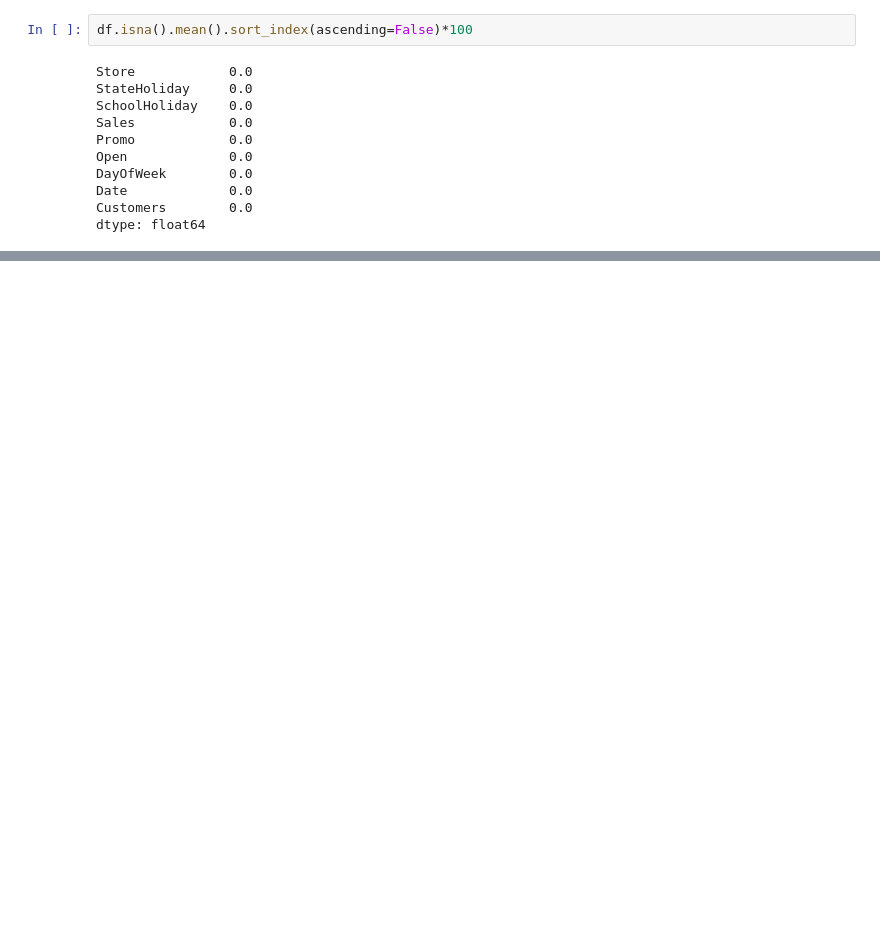
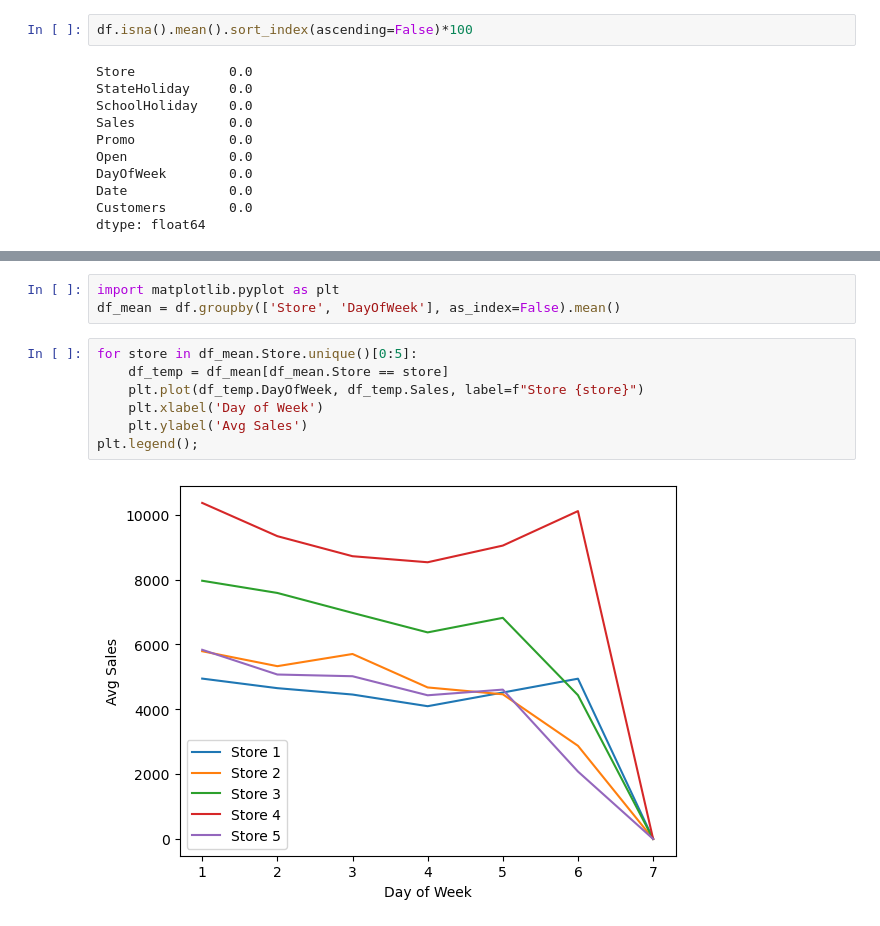
Before and after one commit to omid-sar/Interview-Preparation, a Jupyter notebook: data_manipulation/test.ipynb, the cells around one changed output, grey strips where cells are left out. Saved outputs shown, nothing was run; the diff lists cells and outputs as text; blank space fills up the shorter version.

```diff
--- a/data_manipulation/test.ipynb
+++ b/data_manipulation/test.ipynb
@@ -910,0 +1015,12 @@ array(['0', 'a', 'b', 'c', 0], dtype=object)
+# %%
+import matplotlib.pyplot as plt
+df_mean = df.groupby(['Store', 'DayOfWeek'], as_index=False).mean()
+# %%
+for store in df_mean.Store.unique()[0:5]:
+    df_temp = df_mean[df_mean.Store == store]
+    plt.plot(df_temp.DayOfWeek, df_temp.Sales, label=f"Store {store}")
+    plt.xlabel('Day of Week')
+    plt.ylabel('Avg Sales')
+plt.legend();
+# %% [output]
+[figure, added]
```
Also changed, not shown: parts of 20 cells of this notebook.
